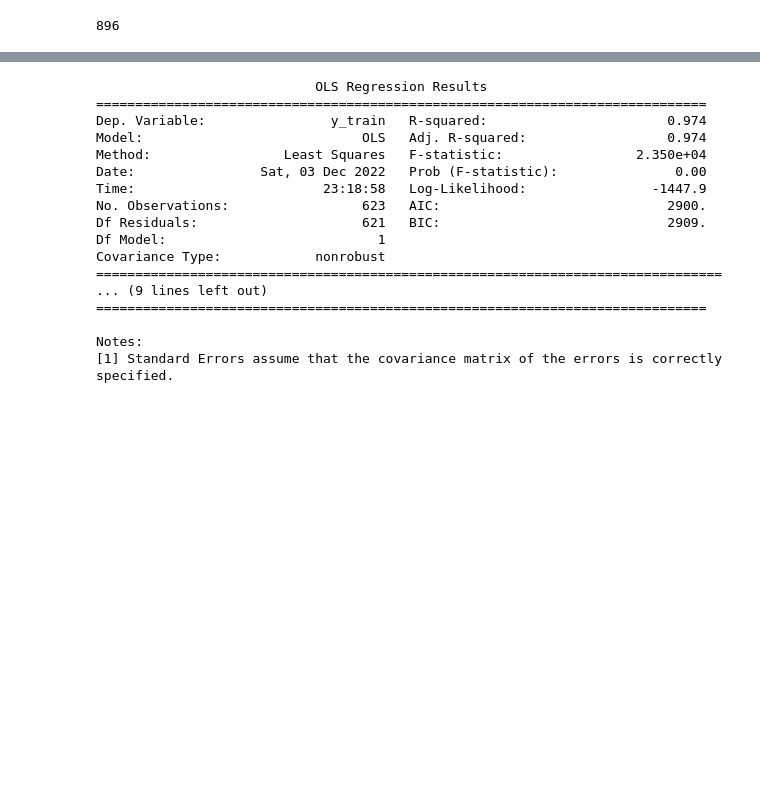
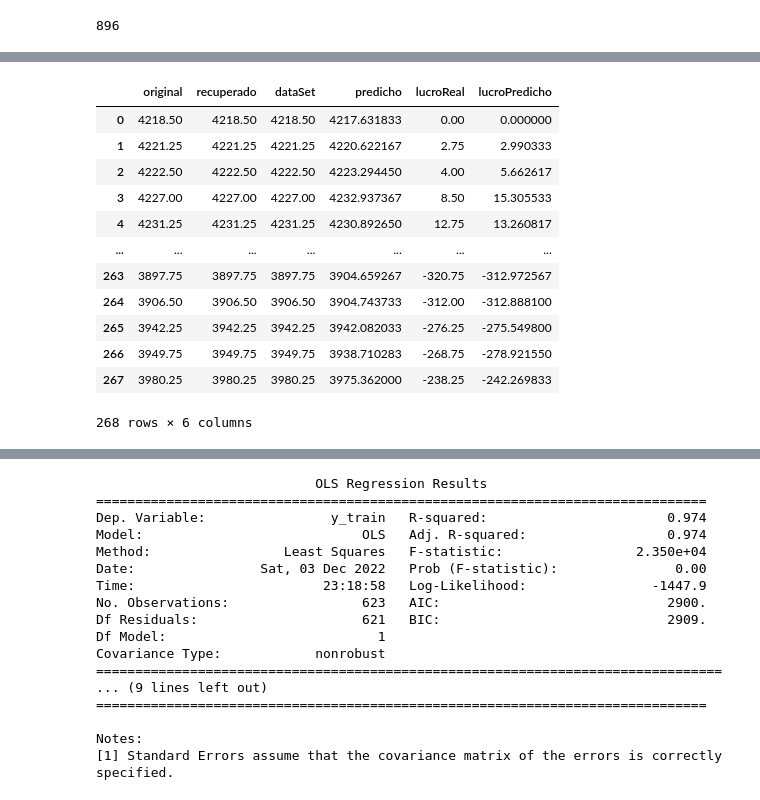
Before and after one commit to hoopercesar/Machine-Learning-Projects, a Jupyter notebook: proy_marcelo_30mins.ipynb, the cells around one changed output, grey strips where cells are left out. Cells and saved outputs as stored; diff of their text form; code cells hidden in the pictures; blank space fills up the shorter version.

```diff
--- a/proy_marcelo_30mins.ipynb
+++ b/proy_marcelo_30mins.ipynb
@@ -100,4 +92,0 @@ Int64Index([ 18,  19,  24,  26,  29,  30,  32,  33,  34,  38,
-# %%
-## relación entre los datos test y los datos originales
-k = 877
-close[k+5], close_mm[k+5] + mm[k+5], dataset['target'][k] + mm[k+5], y_test[k]+ mm[k+5]
@@ -121,0 +151,18 @@ for k in [17, 22,890, 21]:
+# %%
+resumen['lucroReal'] = resumen['dataSet'].diff().fillna(0).cumsum()
+resumen['lucroPredicho'] = resumen['predicho'].diff().fillna(0).cumsum()
+resumen
+# %% [output]
+|  | original | recuperado | dataSet | predicho | lucroReal | lucroPredicho |
+| 0 | 4218.50 | 4218.50 | 4218.50 | 4217.631833 | 0.00 | 0.000000 |
+| 1 | 4221.25 | 4221.25 | 4221.25 | 4220.622167 | 2.75 | 2.990333 |
+| 2 | 4222.50 | 4222.50 | 4222.50 | 4223.294450 | 4.00 | 5.662617 |
+| 3 | 4227.00 | 4227.00 | 4227.00 | 4232.937367 | 8.50 | 15.305533 |
+| 4 | 4231.25 | 4231.25 | 4231.25 | 4230.892650 | 12.75 | 13.260817 |
+| ... | ... | ... | ... | ... | ... | ... |
+| 263 | 3897.75 | 3897.75 | 3897.75 | 3904.659267 | -320.75 | -312.972567 |
+| 264 | 3906.50 | 3906.50 | 3906.50 | 3904.743733 | -312.00 | -312.888100 |
+| 265 | 3942.25 | 3942.25 | 3942.25 | 3942.082033 | -276.25 | -275.549800 |
+| 266 | 3949.75 | 3949.75 | 3949.75 | 3938.710283 | -268.75 | -278.921550 |
+| 267 | 3980.25 | 3980.25 | 3980.25 | 3975.362000 | -238.25 | -242.269833 |
+268 rows × 6 columns
```
Also changed, not shown: parts of 16 cells of this notebook.
